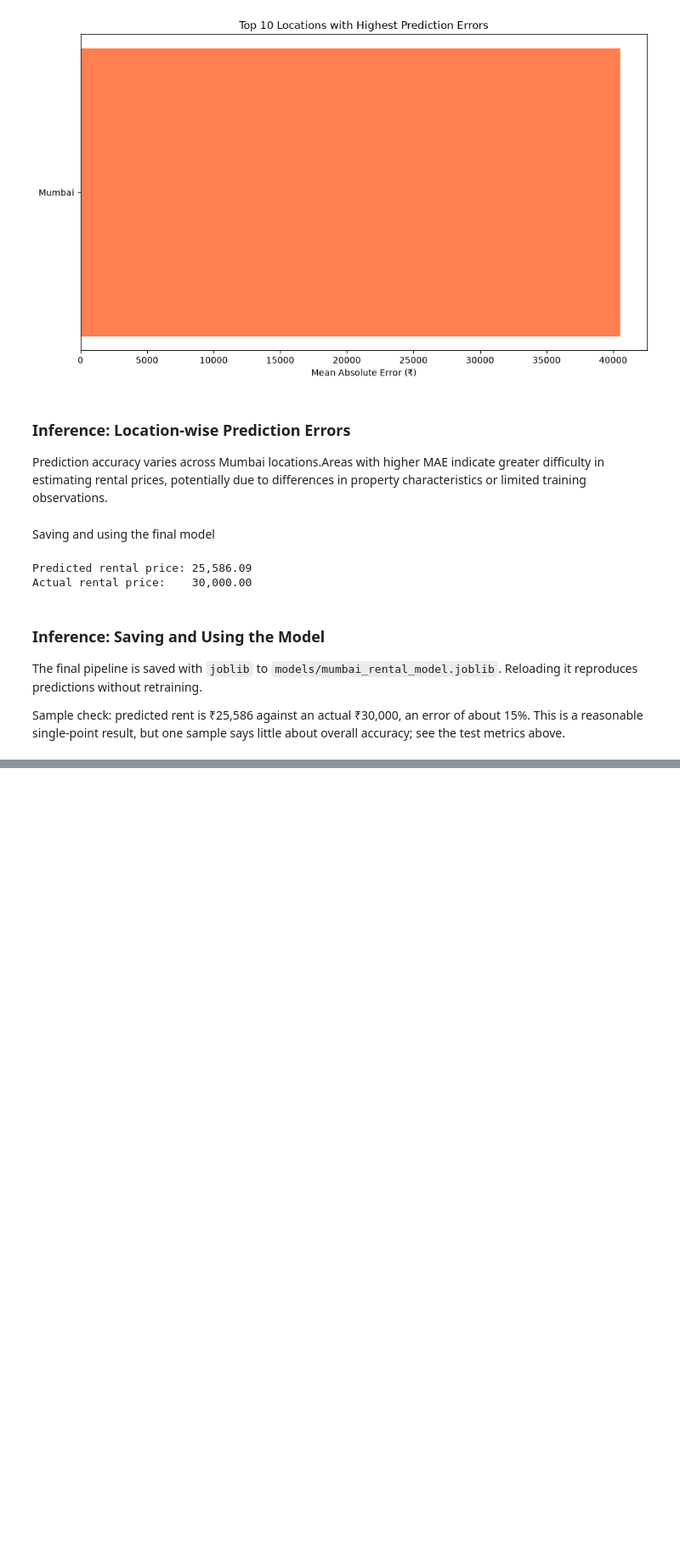
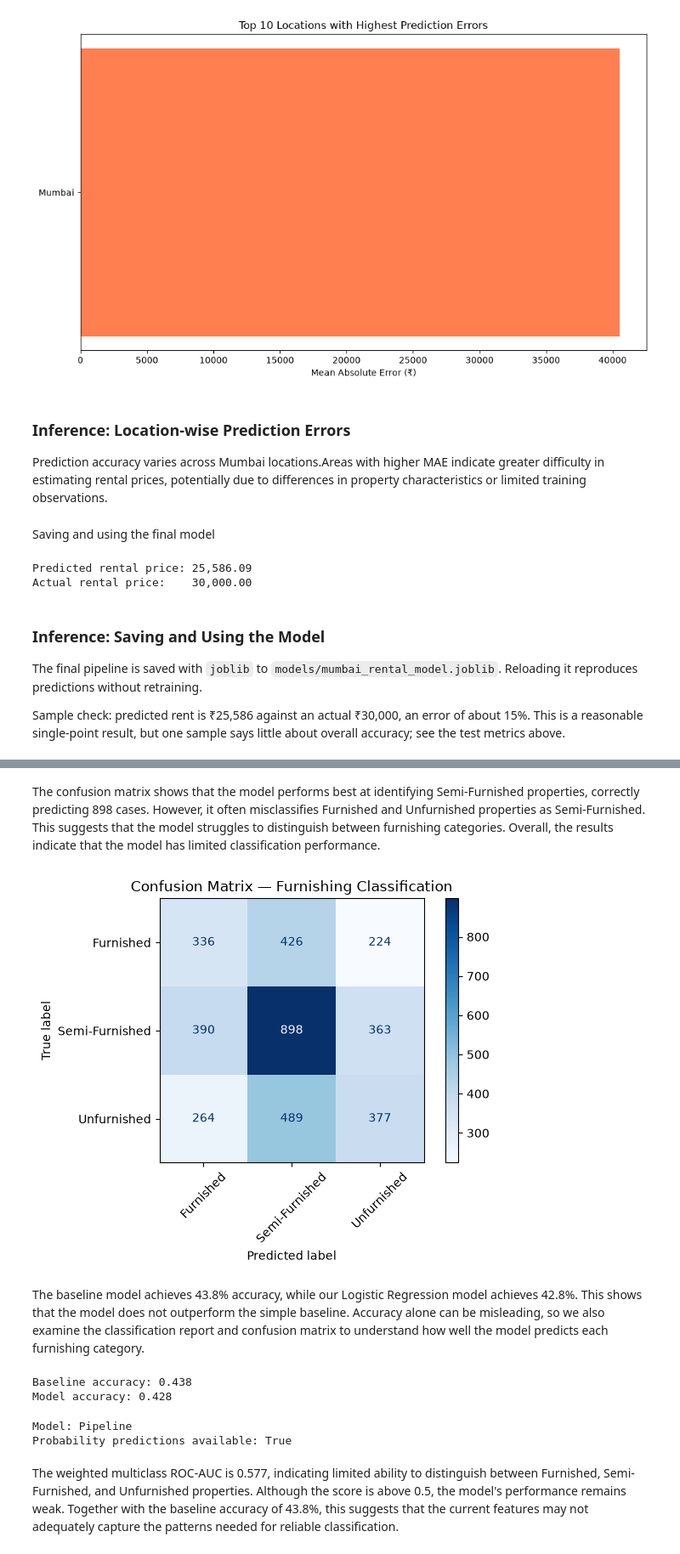
Before and after one commit to iaac-maai/group-3-day2-assignment, a Jupyter notebook: notebooks/supervised_learning.ipynb, the cells around one changed output, grey strips where cells are left out. Shown at 85% size. Cells and saved outputs as stored; diff of their text form; code cells hidden in the pictures; blank space fills up the shorter version.

Commit message:
Classification and Summary

```diff
--- a/notebooks/supervised_learning.ipynb
+++ b/notebooks/supervised_learning.ipynb
@@ -2219,0 +2323,11 @@ Sample check: predicted rent is ₹25,586 against an actual ₹30,000, an error
+# %%
+features = [
+    "Area_num", "BHK_num", "Bathrooms_num",
+    "Balconies_num", "Facing", "Location", "Property Type"
+]
+
+X = df_class[features]
+y = df_class["Furnished_clean"]
+
+print("Features:", X.columns.tolist())
+print("Target classes:", y.nunique())
@@ -2219,0 +2337,9 @@ Sample check: predicted rent is ₹25,586 against an actual ₹30,000, an error
+# %%
+from sklearn.model_selection import train_test_split
+
+X_train, X_test, y_train, y_test = train_test_split(
+    X, y, test_size=0.2, random_state=42, stratify=y
+)
+
+print("Training samples:", len(X_train))
+print("Testing samples:", len(X_test))
@@ -2219,0 +2389,8 @@ Sample check: predicted rent is ₹25,586 against an actual ₹30,000, an error
+# %%
+from sklearn.metrics import accuracy_score, classification_report
+
+y_pred = model.predict(X_test)
+
+print("Test Accuracy:", round(accuracy_score(y_test, y_pred), 3))
+print("\nClassification Report:")
+print(classification_report(y_test, y_pred))
@@ -2219,0 +2497,41 @@ Sample check: predicted rent is ₹25,586 against an actual ₹30,000, an error
+# %% [markdown]
+The confusion matrix shows that the model performs best at identifying Semi-Furnished properties, correctly predicting 898 cases. However, it often misclassifies Furnished and Unfurnished properties as Semi-Furnished. This suggests that the model struggles to distinguish between furnishing categories. Overall, the results indicate that the model has limited classification performance.
+# %%
+from sklearn.metrics import ConfusionMatrixDisplay
+import matplotlib.pyplot as plt
+
+ConfusionMatrixDisplay.from_predictions(
+    y_test, y_pred,
+    cmap="Blues",
+    xticks_rotation=45
+)
+
+plt.title("Confusion Matrix — Furnishing Classification")
+plt.tight_layout()
+plt.show()
+# %% [output]
+[figure, added]
+# %% [markdown]
+The baseline model achieves 43.8% accuracy, while our Logistic Regression model achieves 42.8%. This shows that the model does not outperform the simple baseline. Accuracy alone can be misleading, so we also examine the classification report and confusion matrix to understand how well the model predicts each furnishing category.
+# %%
+from sklearn.dummy import DummyClassifier
+from sklearn.metrics import accuracy_score
+
+baseline = DummyClassifier(strategy="most_frequent")
+baseline.fit(X_train, y_train)
+
+baseline_pred = baseline.predict(X_test)
+
+print("Baseline accuracy:", round(accuracy_score(y_test, baseline_pred), 3))
+print("Model accuracy:", round(accuracy_score(y_test, y_pred), 3))
+# %% [output]
+Baseline accuracy: 0.438
+Model accuracy: 0.428
+# %%
+print("Model:", type(model).__name__)
+print("Probability predictions available:", hasattr(model, "predict_proba"))
+# %% [output]
+Model: Pipeline
+Probability predictions available: True
+# %% [markdown]
+The weighted multiclass ROC-AUC is 0.577, indicating limited ability to distinguish between Furnished, Semi-Furnished, and Unfurnished properties. Although the score is above 0.5, the model's performance remains weak. Together with the baseline accuracy of 43.8%, this suggests that the current features may not adequately capture the patterns needed for reliable classification.
```
Also changed, not shown: parts of 45 cells of this notebook, 3 other files.
